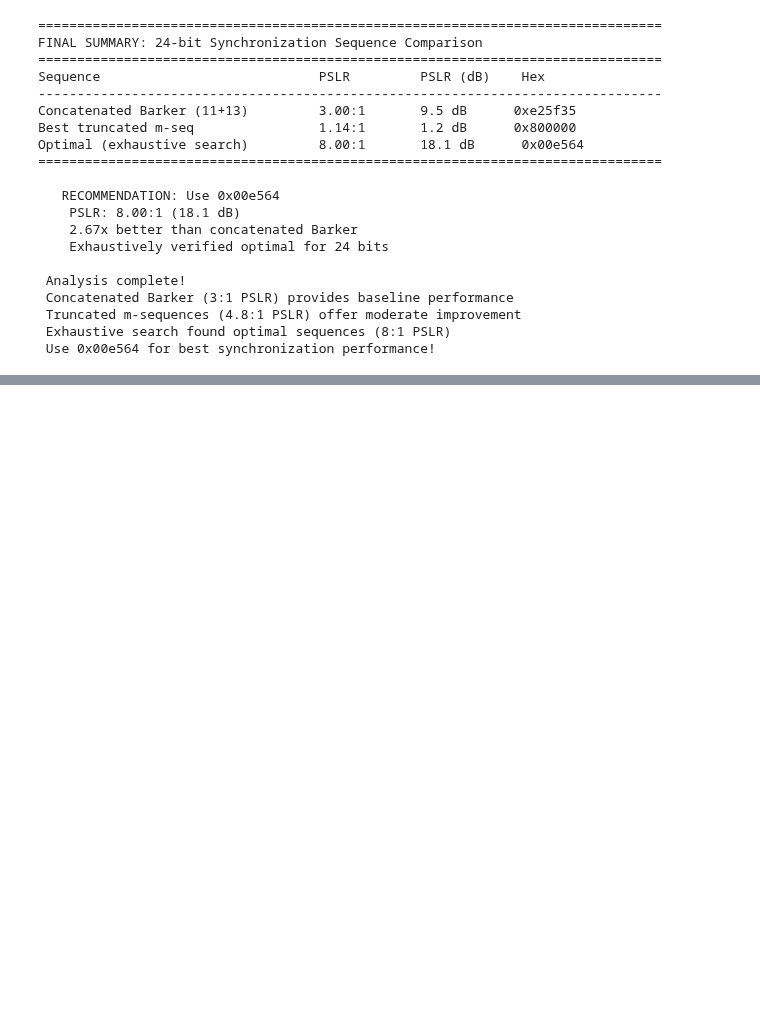
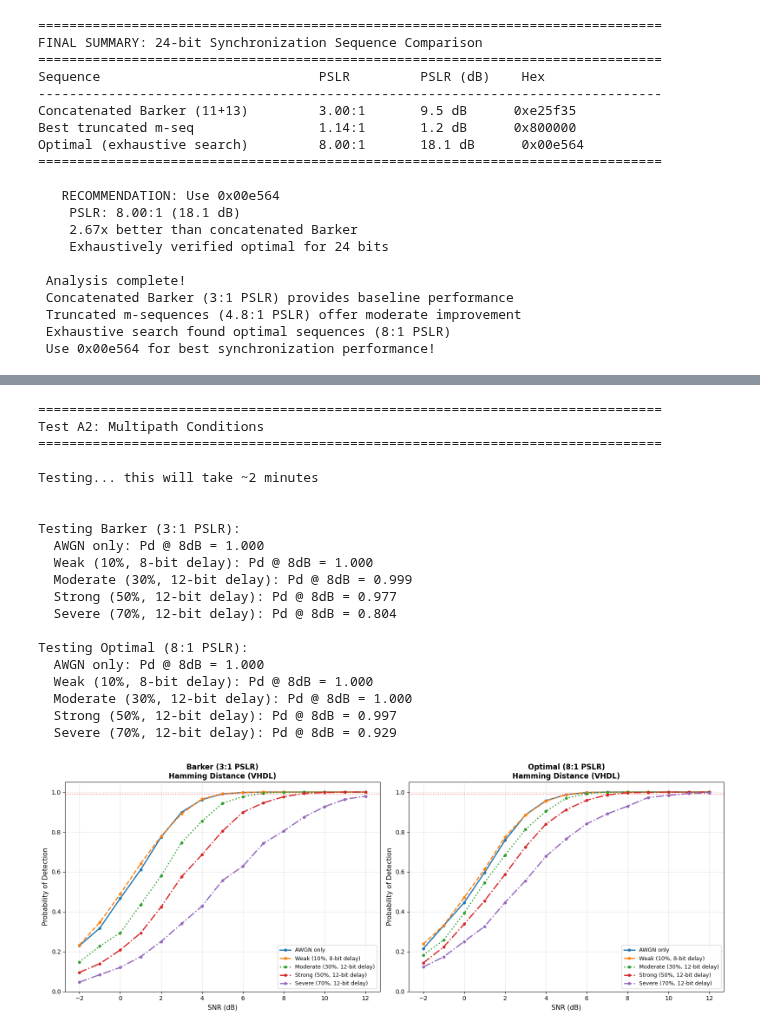
Before and after one commit to OpenResearchInstitute/interlocutor, a Jupyter notebook: OPV_sync_word_study.ipynb, the cells around one changed output, grey strips where cells are left out. Cells and saved outputs as stored; diff of their text form; code cells hidden in the pictures; blank space fills up the shorter version.

```diff
--- a/OPV_sync_word_study.ipynb
+++ b/OPV_sync_word_study.ipynb
@@ -559,0 +765,78 @@ print(f"  Shows progression: m-seq (4.8:1) → Barker (3:1) → Optimal (8:1)")
+# %%
+# ============================================================================
+# Test A2: Hamming Distance - Multipath Conditions
+# ============================================================================
+
+print("\n" + "=" * 80)
+print("Test A2: Multipath Conditions")
+print("=" * 80)
+print("\nTesting... this will take ~2 minutes\n")
+
+multipath_scenarios = [
+    ("AWGN only", 0, 0.0, False),
+    ("Weak (10%, 8-bit delay)", 8, 0.1, True),
+    ("Moderate (30%, 12-bit delay)", 12, 0.3, True),
+    ("Strong (50%, 12-bit delay)", 12, 0.5, True),
+    ("Severe (70%, 12-bit delay)", 12, 0.7, True),
+]
+
+fig, axes = plt.subplots(1, 2, figsize=(16, 6))
+snr_test = 8  # Test at 8 dB SNR
+
+for seq_idx, (name, seq) in enumerate([('Barker (3:1 PSLR)', concat_barker),
+                                         ('Optimal (8:1 PSLR)', optimal_bipolar)]):
+    ax = axes[seq_idx]
+
+    print(f"\nTesting {name}:")
+
+    for scenario_name, delay, strength, destructive in multipath_scenarios:
+        pds = []
+        for snr_db in snr_range:
+            pd = test_detector(seq, snr_db, hamming_distance_detector, hamming_params,
+                             multipath_delay=delay, multipath_strength=strength,
+                             destructive=destructive, n_trials=2000)
+            pds.append(pd)
+
+        linestyle = '-' if delay == 0 else ('--' if strength == 0.1 else (':' if strength == 0.3 else '-.'))
+        ax.plot(snr_range, pds, linestyle=linestyle, linewidth=2, marker='o',
+               markersize=4, label=scenario_name)
+
+        print(f"  {scenario_name}: Pd @ {snr_test}dB = {pds[snr_test - snr_range[0]]:.3f}")
+
+    ax.axhline(y=0.99, color='r', linestyle=':', alpha=0.5)
+    ax.set_xlabel('SNR (dB)', fontsize=11)
+    ax.set_ylabel('Probability of Detection', fontsize=11)
+    ax.set_title(f'{name}\nHamming Distance (VHDL)', fontsize=12, fontweight='bold')
+    ax.grid(True, alpha=0.3)
+    ax.legend(fontsize=9)
+    ax.set_ylim([0, 1.05])
+
+plt.tight_layout()
+plt.show()
+
+print("\n" + "="*80)
+print("RESULT: Minimal to small PSLR advantage even in multipath.")
+print("Hard bit decisions obscure the correlation structure that PSLR protects.")
+print("="*80)
+# %% [output]
+================================================================================
+Test A2: Multipath Conditions
+================================================================================
+
+Testing... this will take ~2 minutes
+
+
+Testing Barker (3:1 PSLR):
+  AWGN only: Pd @ 8dB = 1.000
+  Weak (10%, 8-bit delay): Pd @ 8dB = 1.000
+  Moderate (30%, 12-bit delay): Pd @ 8dB = 0.999
+  Strong (50%, 12-bit delay): Pd @ 8dB = 0.977
+  Severe (70%, 12-bit delay): Pd @ 8dB = 0.804
+
+Testing Optimal (8:1 PSLR):
+  AWGN only: Pd @ 8dB = 1.000
+  Weak (10%, 8-bit delay): Pd @ 8dB = 1.000
+  Moderate (30%, 12-bit delay): Pd @ 8dB = 1.000
+  Strong (50%, 12-bit delay): Pd @ 8dB = 0.997
+  Severe (70%, 12-bit delay): Pd @ 8dB = 0.929
+[figure, added]
```
Also changed, not shown: parts of 29 cells of this notebook.
